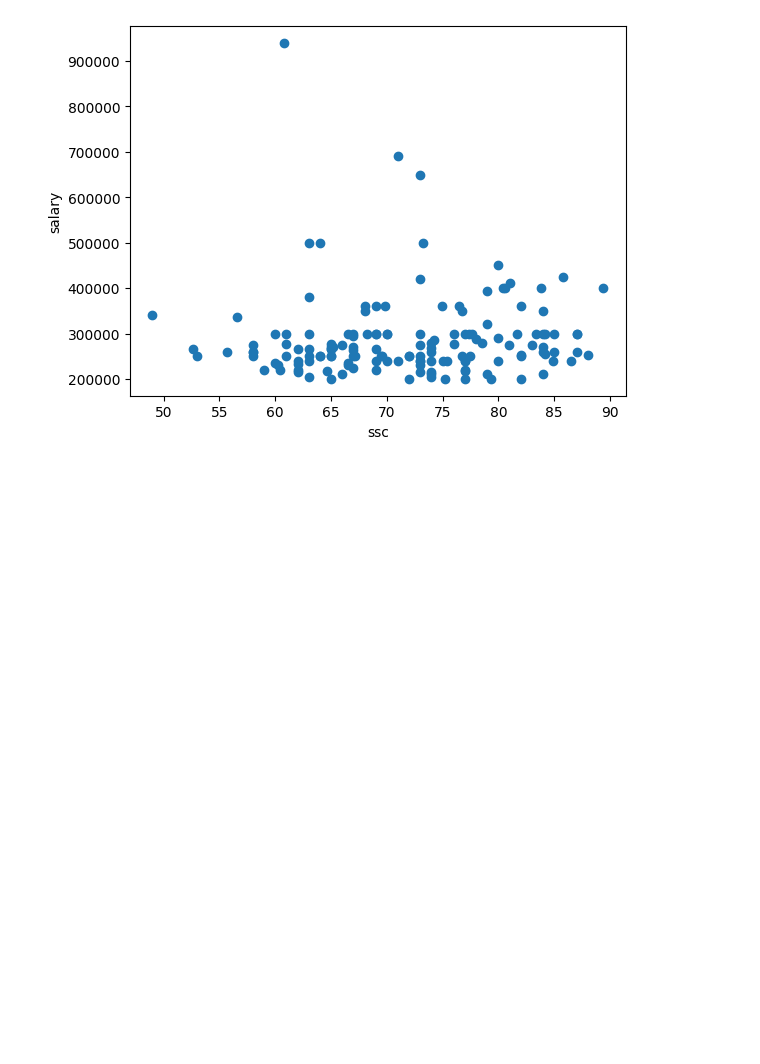
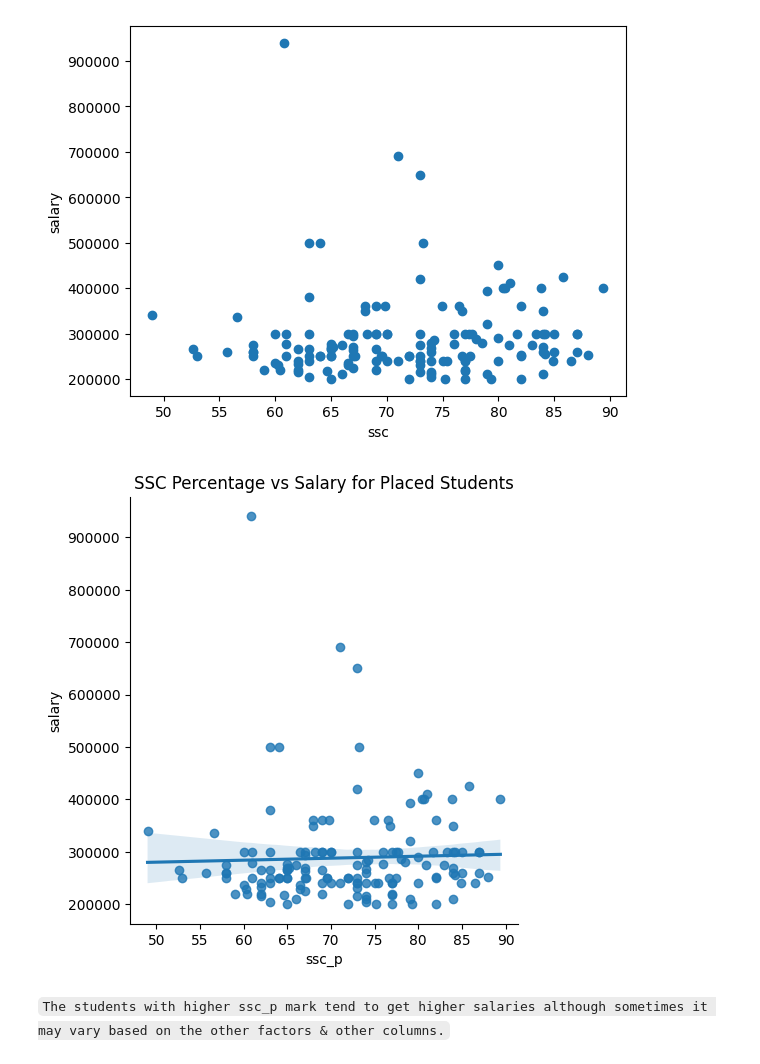
Before and after one commit to srilekhaj/Datascience-Bivariate, a Jupyter notebook: Inferential Analysis Datascience/dsnotebook.ipynb, the cells around one changed output. Saved outputs shown, nothing was run; the diff lists cells and outputs as text; code cells hidden in the pictures; blank space fills up the shorter version.

```diff
--- a/Inferential Analysis Datascience/dsnotebook.ipynb
+++ b/Inferential Analysis Datascience/dsnotebook.ipynb
@@ -265,3 +271,13 @@ plt.ylabel('salary')
 plt.show()
 # %% [output]
 [figure]
+# %%
+import seaborn as sns
+
+sns.lmplot(x='ssc_p', y='salary', data=dataset[dataset['status'] == 'Placed'])
+plt.title('SSC Percentage vs Salary for Placed Students')
+plt.show()
+# %% [output]
+[figure, added]
+# %% [markdown]
+`The students with higher ssc_p mark tend to get higher salaries although sometimes it may vary based on the other factors & other columns.`
```
Also changed, not shown: parts of 3 cells of this notebook.
